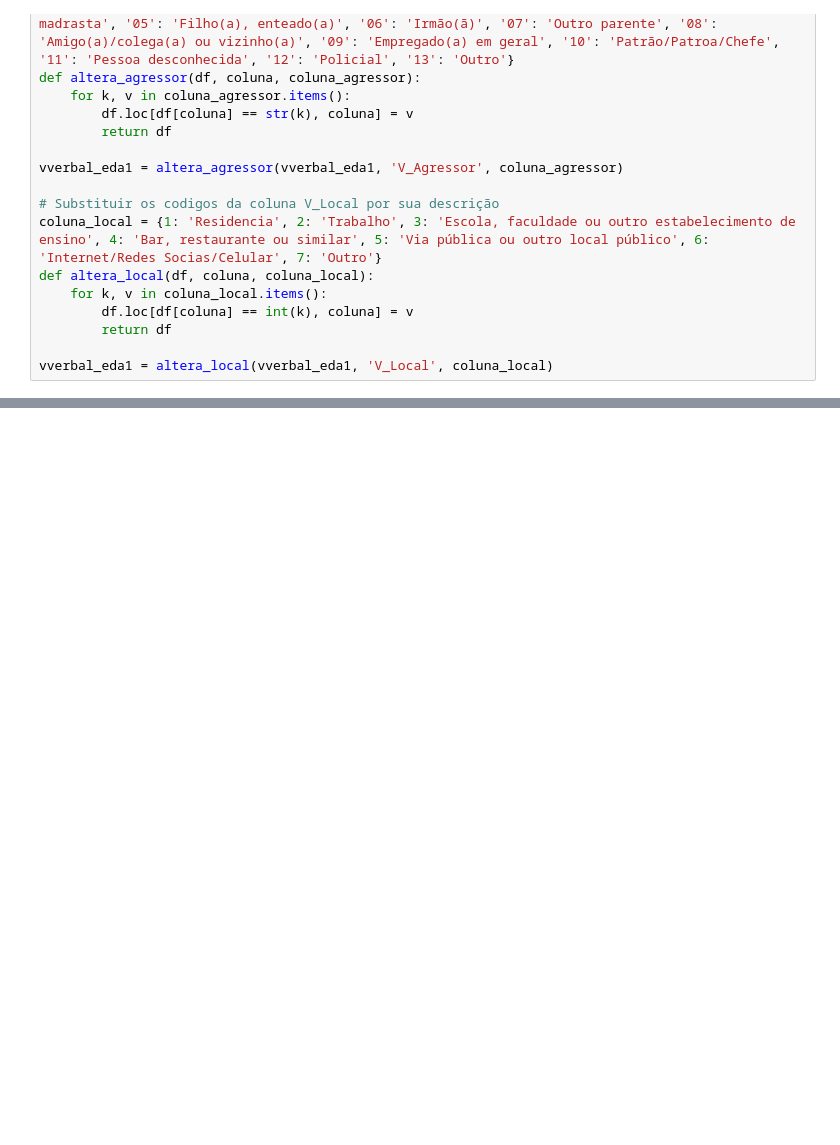
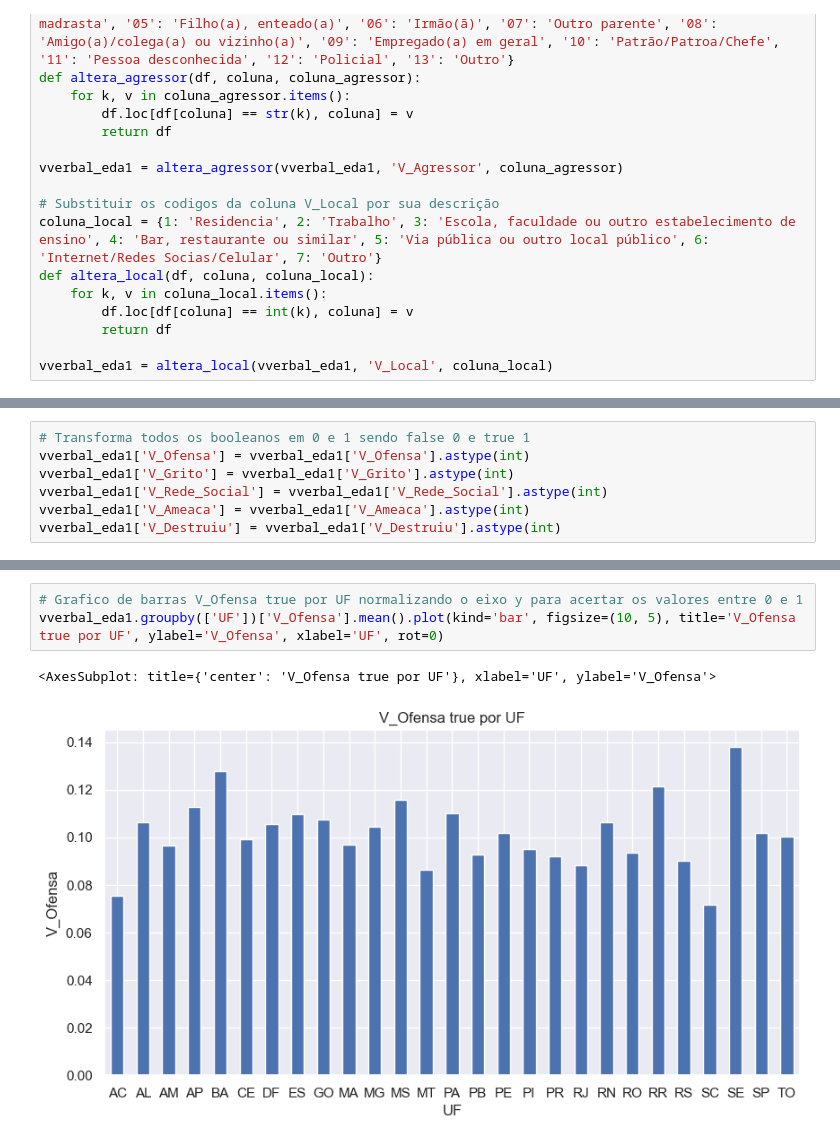
Before and after one commit to cassioHilario/DomHelder, a Jupyter notebook: DataScience/article/test.ipynb, the cells around one changed output, grey strips where cells are left out. Cells and saved outputs as stored; diff of their text form; blank space fills up the shorter version.

```diff
--- a/DataScience/article/test.ipynb
+++ b/DataScience/article/test.ipynb
@@ -872,0 +879,7 @@ print(t)
+# %%
+# Transforma todos os booleanos em 0 e 1 sendo false 0 e true 1
+vverbal_eda1['V_Ofensa'] = vverbal_eda1['V_Ofensa'].astype(int)
+vverbal_eda1['V_Grito'] = vverbal_eda1['V_Grito'].astype(int)
+vverbal_eda1['V_Rede_Social'] = vverbal_eda1['V_Rede_Social'].astype(int)
+vverbal_eda1['V_Ameaca'] = vverbal_eda1['V_Ameaca'].astype(int)
+vverbal_eda1['V_Destruiu'] = vverbal_eda1['V_Destruiu'].astype(int)
@@ -872,0 +902,6 @@ print(t)
+# %%
+# Grafico de barras V_Ofensa true por UF normalizando o eixo y para acertar os valores entre 0 e 1
+vverbal_eda1.groupby(['UF'])['V_Ofensa'].mean().plot(kind='bar', figsize=(10, 5), title='V_Ofensa true por UF', ylabel='V_Ofensa', xlabel='UF', rot=0)
+# %% [output]
+<AxesSubplot: title={'center': 'V_Ofensa true por UF'}, xlabel='UF', ylabel='V_Ofensa'>
+[figure, added]
```
Also changed, not shown: parts of 16 cells of this notebook, 4 other files.
